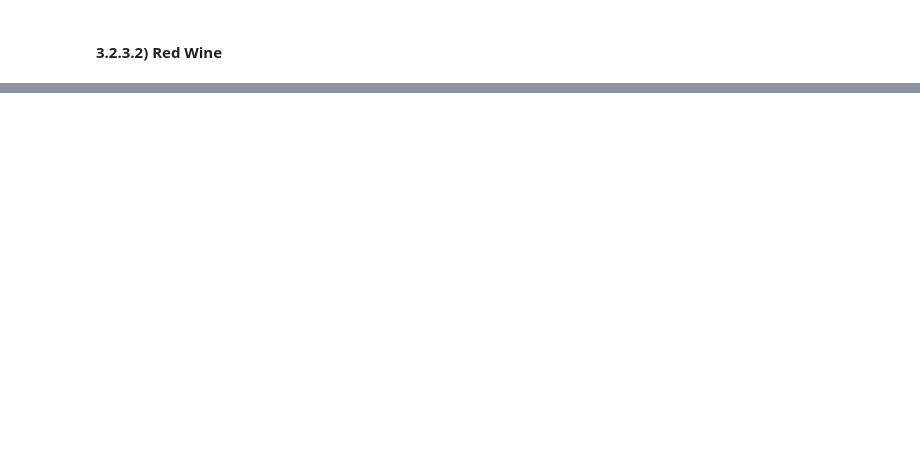
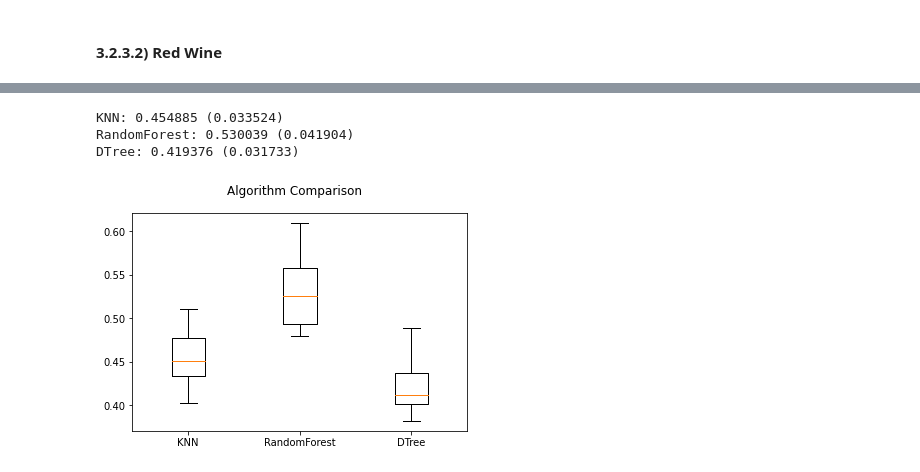
Before and after one commit to diogofbraga/MachineLearningAssignments, a Jupyter notebook: WineQuality/WineQuality-DecisonTree-NaiveBayes-k-NN.ipynb, the cells around one changed output, grey strips where cells are left out. Saved outputs shown, nothing was run; the diff lists cells and outputs as text; code cells hidden in the pictures; blank space fills up the shorter version.

```diff
--- a/WineQuality/WineQuality-DecisonTree-NaiveBayes-k-NN.ipynb
+++ b/WineQuality/WineQuality-DecisonTree-NaiveBayes-k-NN.ipynb
@@ -876,0 +1135,7 @@ hyperparameterOptimization('Decision Tree', param_grid, rankingWhite, yWhite_tes
+# %%
+resultsWhite, namesWhite = kFoldComp(XWhite, yWhite)
+# %% [output]
+KNN: 0.454885 (0.033524)
+RandomForest: 0.530039 (0.041904)
+DTree: 0.419376 (0.031733)
+[figure, added]
```
Also changed, not shown: parts of 41 cells of this notebook, 1 other file.
